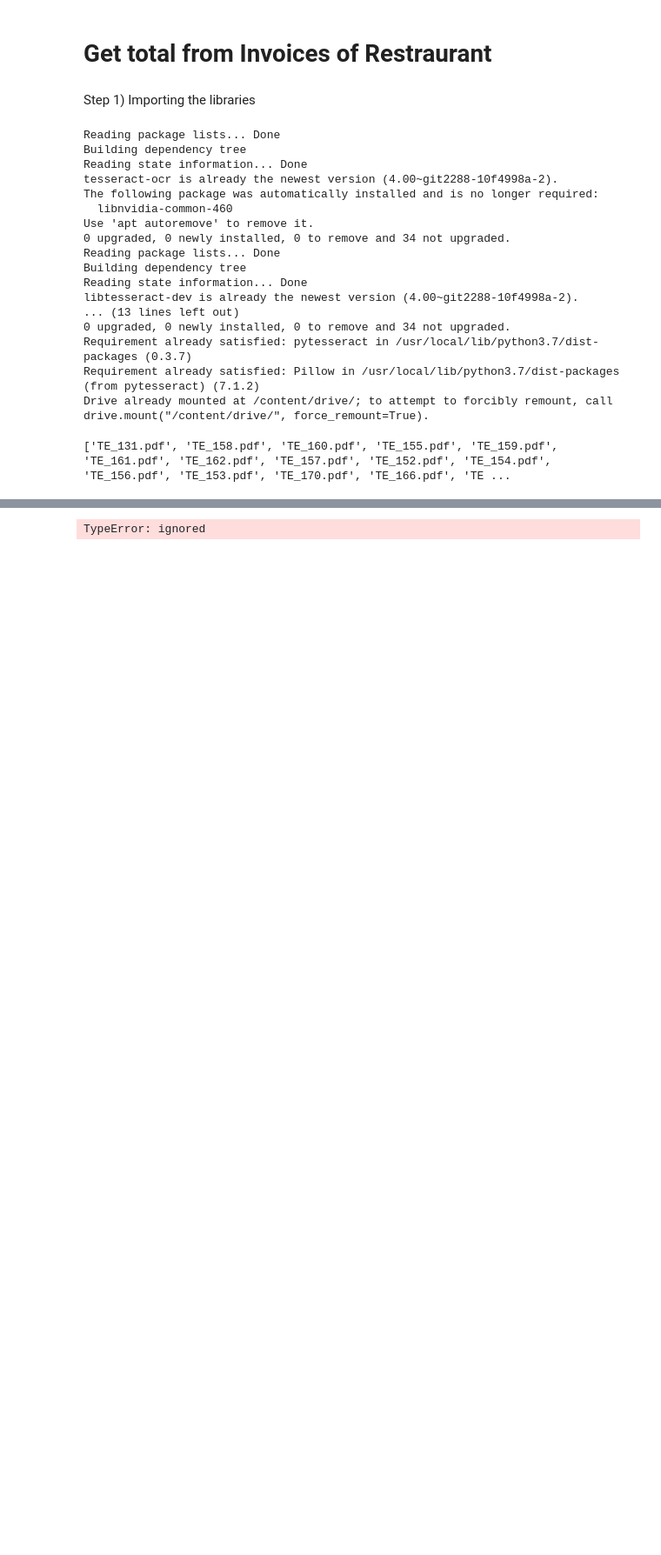
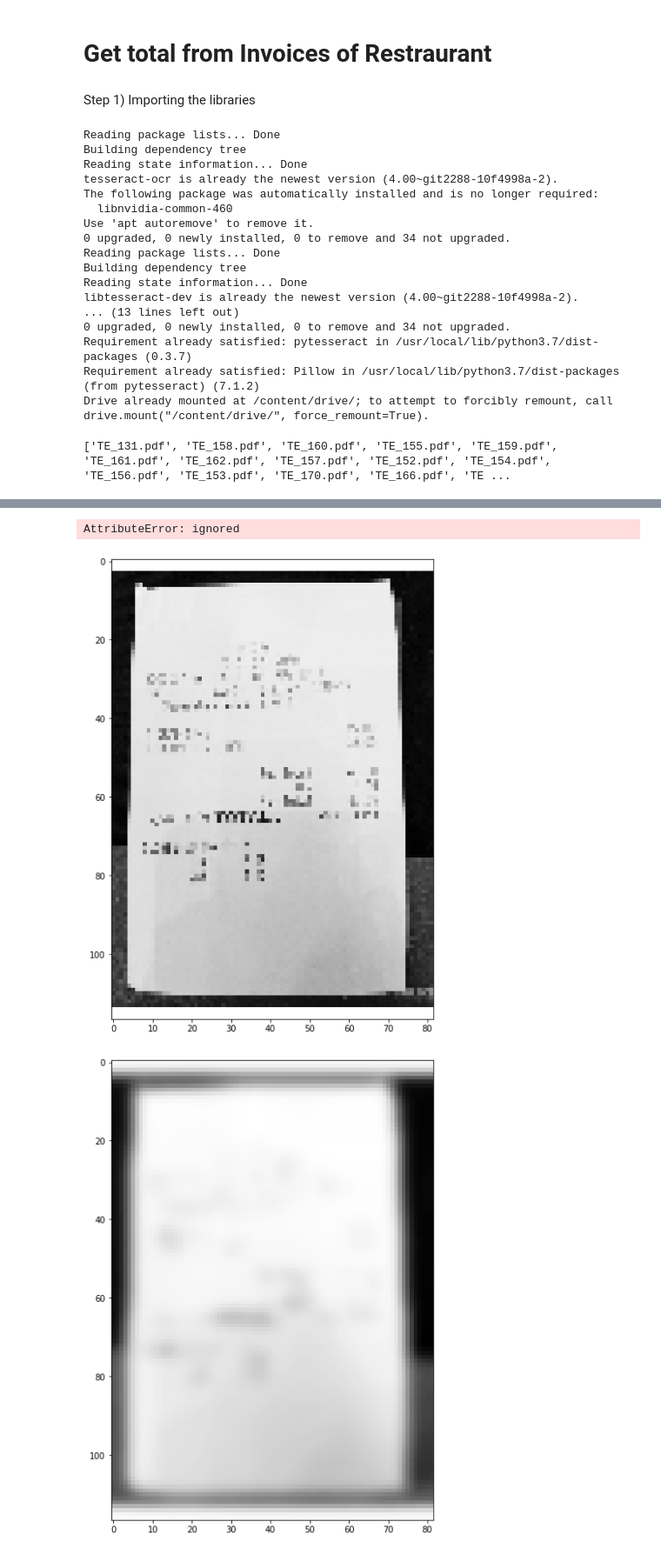
Before and after one commit to Bhaktaraj-Pooja/ML-Project, a Jupyter notebook: TAN_PDF_OCR2.ipynb, the cells around one changed output, grey strips where cells are left out. Shown at 87% size. Drawn from its saved outputs; the diff is of its cells as text; code cells hidden in the pictures; blank space fills up the shorter version.

```diff
--- a/TAN_PDF_OCR2.ipynb
+++ b/TAN_PDF_OCR2.ipynb
@@ -163,10 +163,11 @@ for fn in files:
     image = cv2.imread(file_name)
 
     # Downscale image as finding receipt contour is more efficient on a small image
-    # resize_ratio = 500 / image.shape[0]
-    resize_ratio = image.shape[1]//10,image.shape[0]//10
+    resize_ratio = 500 / image.shape[0]
+    # resize_ratio = image.shape[1]//10 / image.shape[0]//10
     original = image.copy()
-    image = opencv_resize(image, resize_ratio)
+    # image = opencv_resize(image, resize_ratio)
+    image = cv2.resize(image, (image.shape[1]//10,image.shape[0]//10))
 
     # Convert to grayscale for further processing
     gray = cv2.cvtColor(image, cv2.COLOR_BGR2GRAY)
@@ -255,31 +256,33 @@ for fn in files:
             amounts = find_amounts(extracted_text)
             # amounts
 
             # max(amounts)
 
             if amounts:
 
                 i_str = str(i)
 
                 # Submission[i].File_name = name_only+i_str
                 # Submission[i].Tot_amount = max(amounts)
 
                 print(name_only, max(amounts))
 
                 # Submission[i] = pd.DataFrame({"FileName":[name_only],
                 #                      "Total Amount":[max(amounts)]})
 
                 Submission = Submission.append({'FileName':[name_only],
                                   'Total Amount':[max(amounts)]}, ignore_index = True)
 
 # # rename columns
 # Submission = Submission.rename(columns={output.columns[0]: 'File Name'})
 # Submission = Submission.rename(columns={output.columns[1]: 'Total Amount'})
 
 # write output file to Google drive
 output_path = '/content/drive/MyDrive/PDF_OCR_FinalAssesment.csv'
 Submission.to_csv(output_path, index=False)
 # %% [output]
 bas_filename:  TE_131.jpg
 name_only:  TE_131
-TypeError: ignored
+AttributeError: ignored
+[figure, added]
+[figure, added]
```
Also changed, not shown: parts of 1 cell of this notebook.
